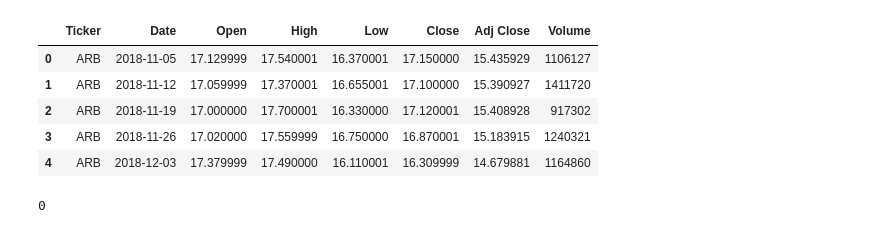
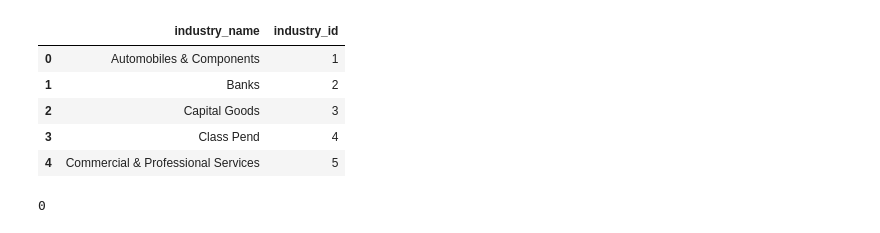
Before and after one commit to Andre2503/Project3_Group2, a Jupyter notebook: 02_Creating_DataBase.ipynb, the cells around one changed output. Saved outputs shown, nothing was run; the diff lists cells and outputs as text; code cells hidden in the pictures.

```diff
--- a/02_Creating_DataBase.ipynb
+++ b/02_Creating_DataBase.ipynb
@@ -9,16 +9,17 @@ from sqlalchemy import func
 # %%
 # Step 1: Read CSV Files into DataFrames
 industry_groups_df = pd.read_csv('Resources/Industry_Groups.csv')
 top_ten_df = pd.read_csv('Resources/top_ten_with_industryID.csv')
 top_ten_historic_df = pd.read_csv('Resources/top_ten_historic_5y.csv')
-top_ten_historic_df.head()
+fundamental_df_clean = pd.read_csv('Resources/02_ASX_Fundamental_Final_Clean.csv')
+industry_groups_df.head()
 # %% [output]
-|  | Ticker | Date | Open | High | Low | Close | Adj Close | Volume |
-| 0 | ARB | 2018-11-05 | 17.129999 | 17.540001 | 16.370001 | 17.150000 | 15.435929 | 1106127 |
-| 1 | ARB | 2018-11-12 | 17.059999 | 17.370001 | 16.655001 | 17.100000 | 15.390927 | 1411720 |
-| 2 | ARB | 2018-11-19 | 17.000000 | 17.700001 | 16.330000 | 17.120001 | 15.408928 | 917302 |
-| 3 | ARB | 2018-11-26 | 17.020000 | 17.559999 | 16.750000 | 16.870001 | 15.183915 | 1240321 |
-| 4 | ARB | 2018-12-03 | 17.379999 | 17.490000 | 16.110001 | 16.309999 | 14.679881 | 1164860 |
+|  | industry_name | industry_id |
+| 0 | Automobiles & Components | 1 |
+| 1 | Banks | 2 |
+| 2 | Capital Goods | 3 |
+| 3 | Class Pend | 4 |
+| 4 | Commercial & Professional Services | 5 |
 # %%
 # #trying to see if i had any null values in 'Date' column of top_ten_historic_df
 print(top_ten_historic_df['Ticker'].isnull().sum())
```
Also changed, not shown: parts of 7 cells of this notebook.
